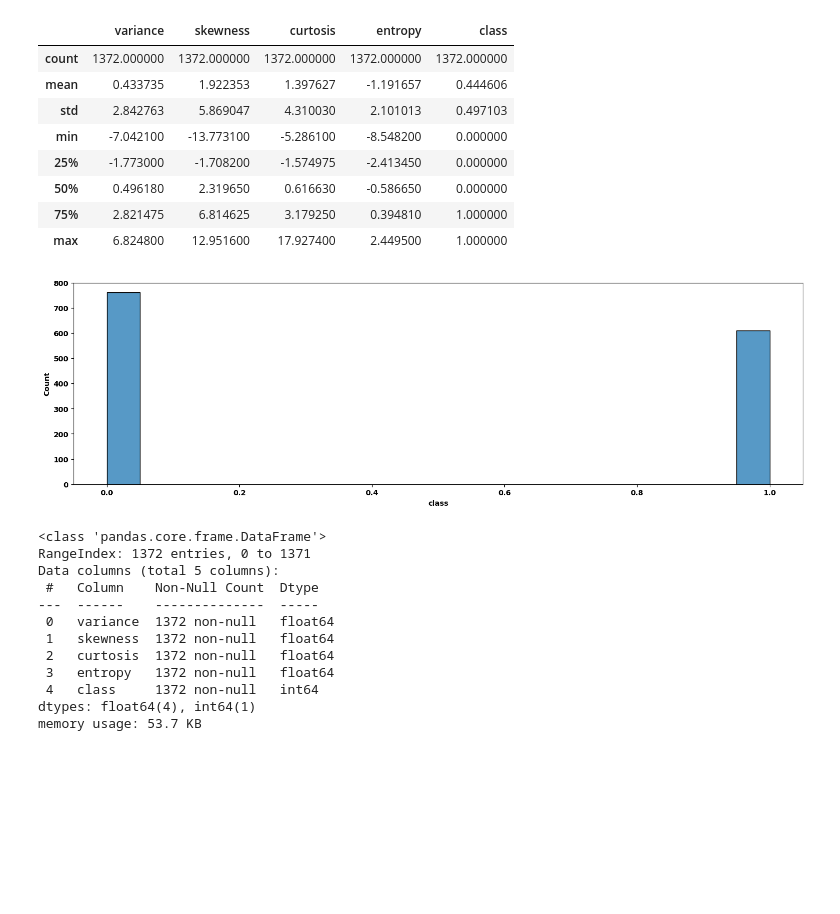
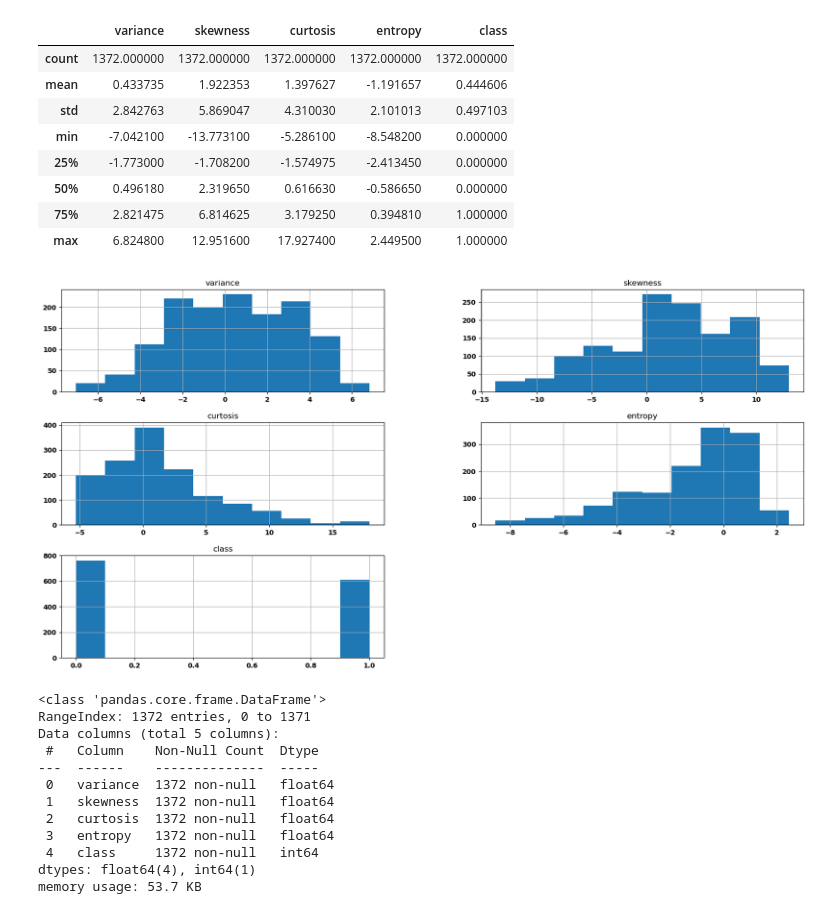
Before and after one commit to AlejandroSanchezMonzon/Analisis-Datos-BIGDATA-2023-2024, a Jupyter notebook: ProyectoFinal/Proyecto-Final-ASM.ipynb, the cells around one changed output. Drawn from its saved outputs; the diff is of its cells as text; code cells hidden in the pictures; blank space fills up the shorter version.

```diff
--- a/ProyectoFinal/Proyecto-Final-ASM.ipynb
+++ b/ProyectoFinal/Proyecto-Final-ASM.ipynb
@@ -41,12 +41,11 @@ df_bank.describe()
 | 50% | 0.496180 | 2.319650 | 0.616630 | -0.586650 | 0.000000 |
 | 75% | 2.821475 | 6.814625 | 3.179250 | 0.394810 | 1.000000 |
 | max | 6.824800 | 12.951600 | 17.927400 | 2.449500 | 1.000000 |
-# %%
-fig, axes = plt.subplots(1, figsize=(18,5))
-sns.histplot(df_bank['class'], bins=20)
-plt.show()
-# %% [output]
-[figure, removed]
+# %%
+ax = df_bank.hist(figsize=(20,10))
+plt.show()
+# %% [output]
+[figure, added]
 # %%
 df_bank.info()
 # %% [output]
```
Also changed, not shown: parts of 16 cells of this notebook, 4 other files.
